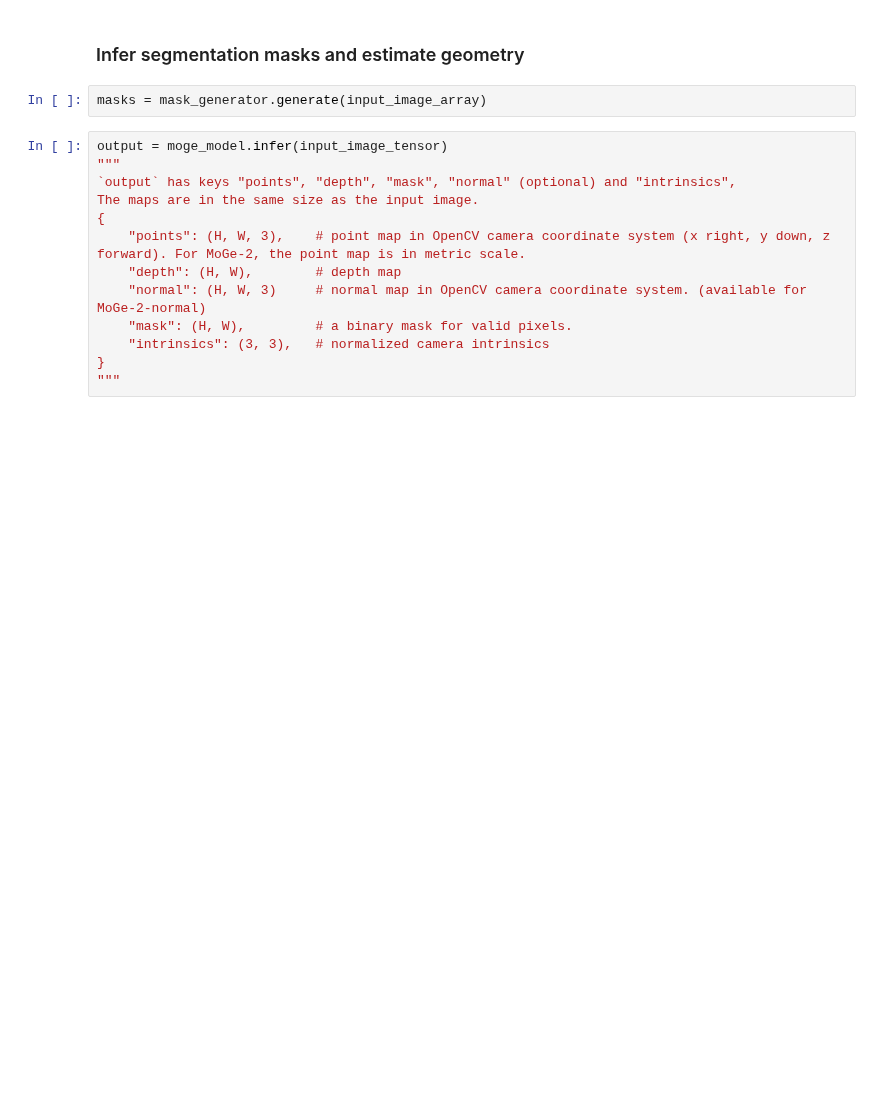
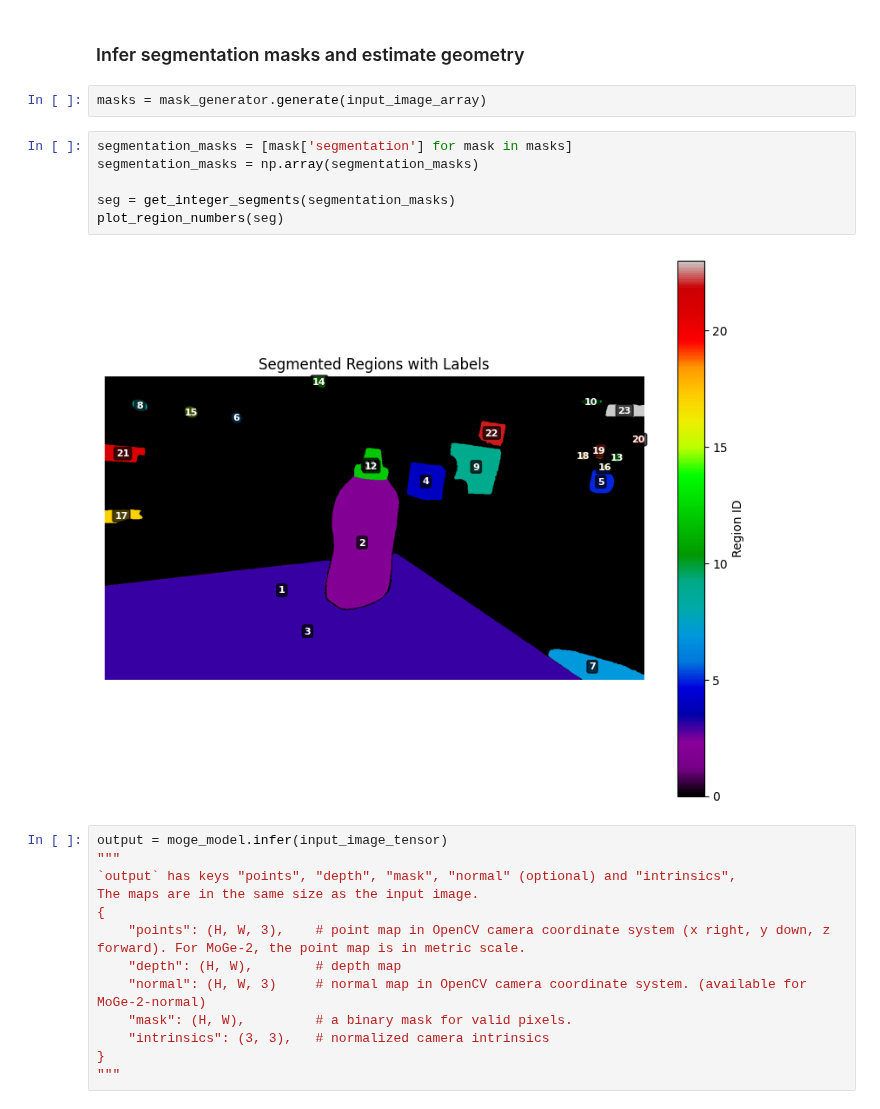
Before and after one commit to 10Electra/MSc-Project, a Jupyter notebook: notebooks/moge_sam_test.ipynb, the cells around one changed output. Saved outputs shown, nothing was run; the diff lists cells and outputs as text; blank space fills up the shorter version.

```diff
--- a/notebooks/moge_sam_test.ipynb
+++ b/notebooks/moge_sam_test.ipynb
@@ -72,6 +78,14 @@ input_image_array  = np.array(input_image)
 ### Infer segmentation masks and estimate geometry
 # %%
 masks = mask_generator.generate(input_image_array)
+# %%
+segmentation_masks = [mask['segmentation'] for mask in masks]
+segmentation_masks = np.array(segmentation_masks)
+
+seg = get_integer_segments(segmentation_masks)
+plot_region_numbers(seg)
+# %% [output]
+[figure, added]
 # %%
 output = moge_model.infer(input_image_tensor)
 """
```
Also changed, not shown: parts of 6 cells of this notebook.
